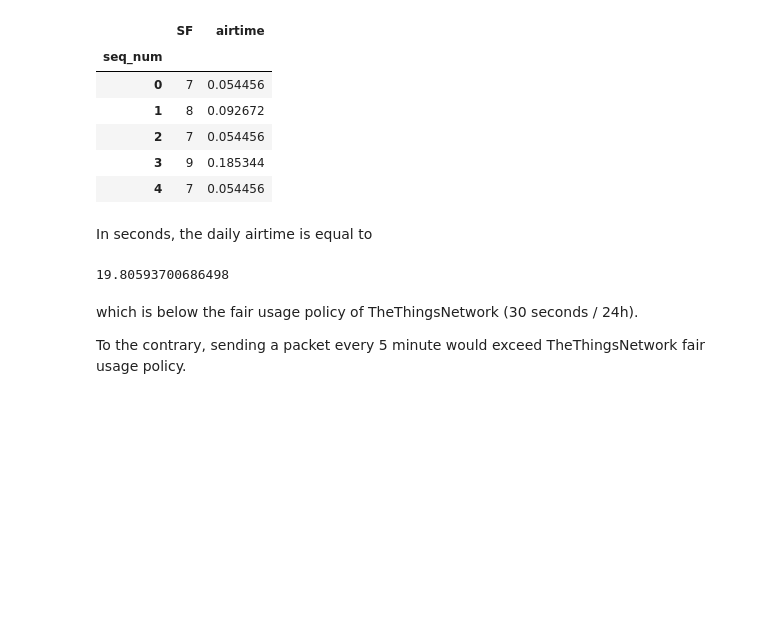
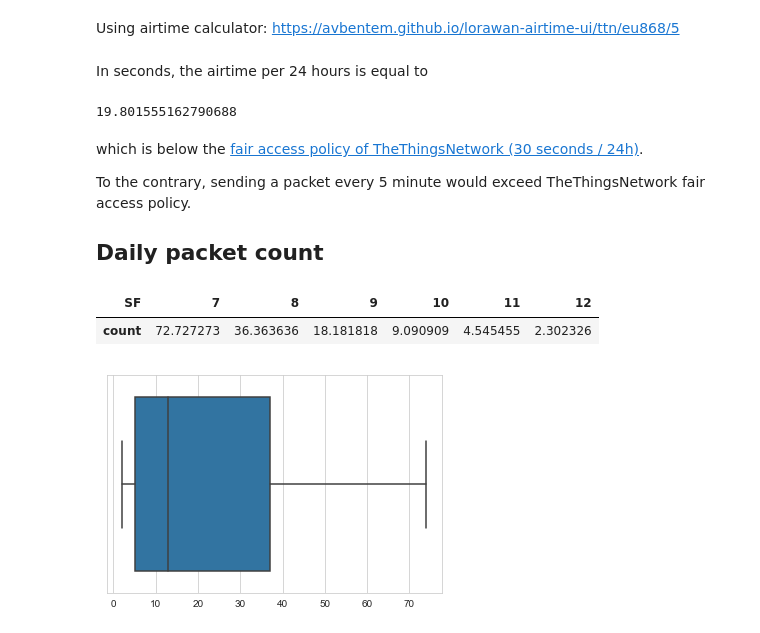
Before and after one commit to froland/lora-variability, a Jupyter notebook: analysis/notebooks/spreading_factor.ipynb, the cells around one changed output. Drawn from its saved outputs; the diff is of its cells as text; code cells hidden in the pictures; blank space fills up the shorter version.

Commit message:
Render SF sequence graph.
Signed-off-by: Francois Roland <francois.roland@umons.ac.be>

```diff
--- a/analysis/notebooks/spreading_factor.ipynb
+++ b/analysis/notebooks/spreading_factor.ipynb
@@ -2,7 +2,7 @@
 %matplotlib inline
 import matplotlib.pyplot as plt
 import seaborn as sns
-sns.set_style("whitegrid")
+sns.set_style("darkgrid")
 import numpy as np
 import pandas as pd
 # %% [markdown]
@@ -41,18 +43,12 @@ fig.set_title('Packet count by spreading factor');
+# %% [markdown]
+Using airtime calculator: https://avbentem.github.io/lorawan-airtime-ui/ttn/eu868/5
 # %%
 lorawan_airtime = pd.DataFrame({'SF': [7, 8, 9, 10, 11, 12],
-                                'airtime': [54.456, 92.672, 185.344, 329.728, 659.456, 1318.912]})
+                                'airtime': [51.46, 92.67, 185.34, 329.73, 659.46, 1318.91]})
 lorawan_airtime['airtime'] = lorawan_airtime['airtime'] / 1000
 packet_sequence = pyramid.merge(lorawan_airtime, on='SF', how='inner').sort_values('seq_num').set_index('seq_num')
-# %% [output]
-|  | SF | airtime |
-| seq_num |  |  |
-| 0 | 7 | 0.054456 |
-| 1 | 8 | 0.092672 |
-| 2 | 7 | 0.054456 |
-| 3 | 9 | 0.185344 |
-| 4 | 7 | 0.054456 |
 # %% [markdown]
-In seconds, the daily airtime is equal to
+In seconds, the airtime per 24 hours is equal to
 # %%
 index = pd.timedelta_range(start='0 day', periods=len(packet_sequence.index) * 100, freq='10 min')
 tenminute_sequence = packet_sequence
@@ -61,8 +57,20 @@ for i in range(99):
 tenminute_sequence.index = index
 tenminute_sequence.resample('1D').sum()['airtime'][0:-1].mean()
 # %% [output]
-19.80593700686498
+19.801555162790688
 # %% [markdown]
-which is below the fair usage policy of TheThingsNetwork (30 seconds / 24h).
+which is below the [fair access policy of TheThingsNetwork (30 seconds / 24h)](https://forum.thethingsnetwork.org/t/limitations-data-rate-packet-size-30-seconds-day-fair-access-policy-nodes-per-gateway/1300).
 
-To the contrary, sending a packet every 5 minute would exceed TheThingsNetwork fair usage policy.
+To the contrary, sending a packet every 5 minute would exceed TheThingsNetwork fair access policy.
+
+## Daily packet count
+# %%
+daily_count_by_sf = tenminute_sequence[['SF']].groupby('SF').resample('1D').count()[:-1].rename(columns={'SF': 'count'})
+daily_count_by_sf.mean(level=0).T
+# %% [output]
+| SF | 7 | 8 | 9 | 10 | 11 | 12 |
+| count | 72.727273 | 36.363636 | 18.181818 | 9.090909 | 4.545455 | 2.302326 |
+# %%
+sns.boxplot(daily_count_by_sf);
+# %% [output]
+[figure, added]
```
Also changed, not shown: parts of 4 cells of this notebook, 2 other files.
